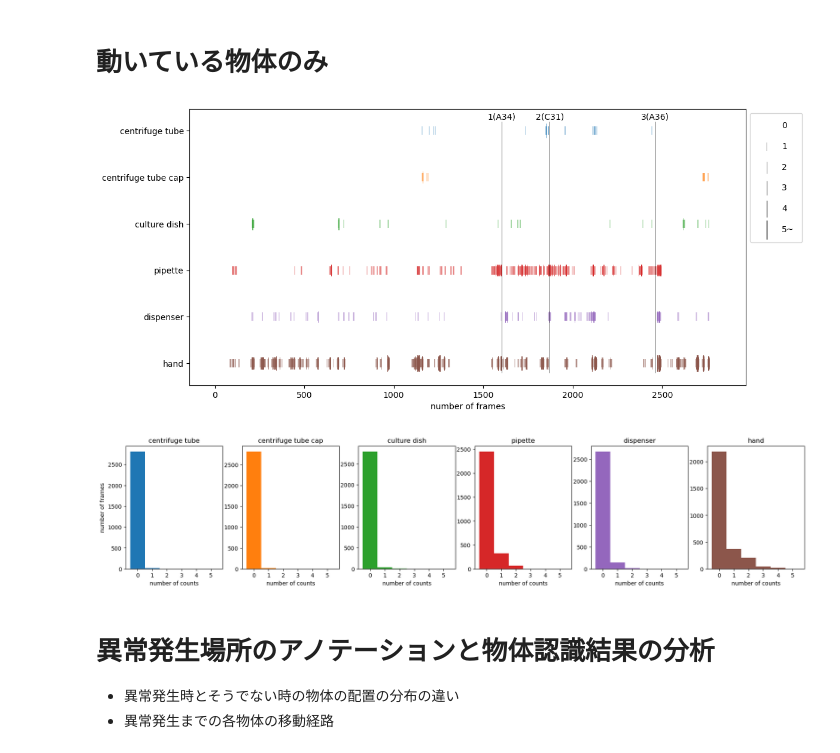
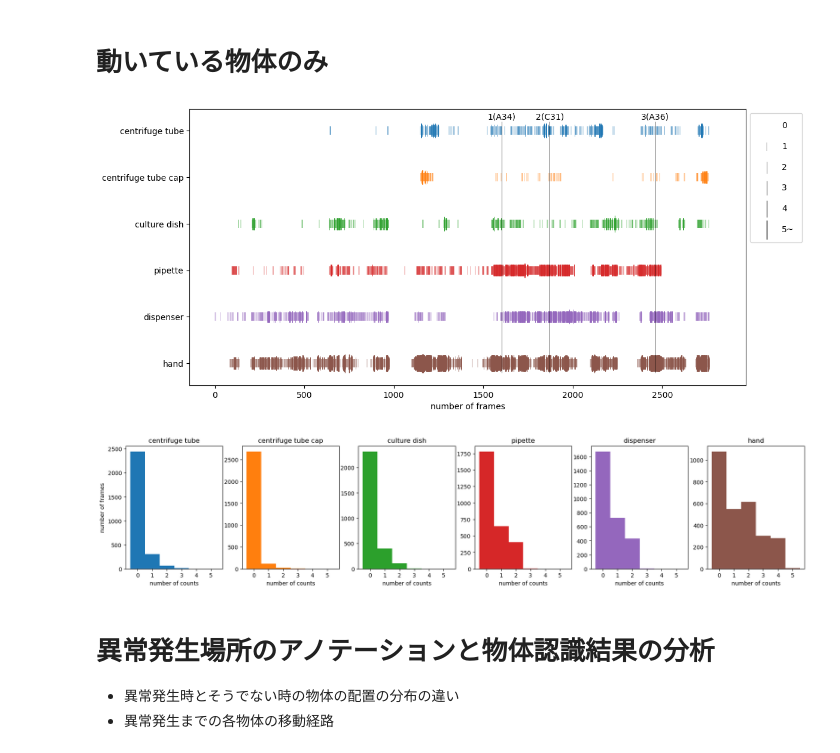
Before and after one commit to kojikojiprg/labvideo, a Jupyter notebook: notebooks/object_detection_analysis.ipynb, the cells around one changed output. Cells and saved outputs as stored; diff of their text form; code cells hidden in the pictures.

```diff
--- a/notebooks/object_detection_analysis.ipynb
+++ b/notebooks/object_detection_analysis.ipynb
@@ -28,10 +28,12 @@ classes
  '5': 'hand'}
 # %%
 video_name = "Failures10"
-th_move = 4.55
+# th_move = 4.55
+th_move = 1.0
+
 ann_data = np.loadtxt(f"out/{video_name}/{video_name}_ann.tsv", skiprows=1, dtype=str)
 yolo_preds = np.loadtxt(
-    f"out/{video_name}/{video_name}_det_finetuned_thmove{th_move}.tsv",
+    f"out/{video_name}/{video_name}_det_finetuned_thmove{th_move:.2f}.tsv",
     skiprows=1,
     dtype=float,
 )
@@ -150,7 +152,11 @@ for i, label in enumerate(labels):
     c = cmap(i)
 
     axs[i].hist(
-        counts_hist, bins=max_n_counts + 1, range=(0, max_n_counts + 1), color=c, label=label
+        counts_hist,
+        bins=max_n_counts + 1,
+        range=(0, max_n_counts + 1),
+        color=c,
+        label=label,
     )
     axs[i].set_xlabel("number of counts")
     axs[i].set_xticks(
@@ -211,31 +217,35 @@ ax.legend(
 
 plt.show()
 # %% [output]
-[figure, old version]
+[figure, new version]
 # %%
 # TODO　物体ごとに動いているかどうかのヒストグラム
 # max_n_counts = 0
 # for counts in counts_dict_move.values():
 #     if np.max(counts) > max_n_counts:
 #         max_n_counts = np.max(counts)
 # print("max_n_counts", max_n_counts)
 
 fig, axs = plt.subplots(1, len(labels), figsize=(22, 4))
 for i, label in enumerate(labels):
     counts_hist = np.array(counts_dict_move[i])
     counts_hist[counts_hist > max_n_counts] = max_n_counts
 
     c = cmap(i)
 
     axs[i].hist(
-        counts_hist, bins=max_n_counts + 1, range=(0, max_n_counts + 1), color=c, label=label
+        counts_hist,
+        bins=max_n_counts + 1,
+        range=(0, max_n_counts + 1),
+        color=c,
+        label=label,
     )
     axs[i].set_xlabel("number of counts")
     axs[i].set_xticks(
         [0.5 + i for i in range(max_n_counts + 1)], list(range(max_n_counts + 1))
     )
     axs[i].set_title(label)
 axs[0].set_ylabel("number of frames")
 plt.show()
 # %% [output]
-[figure, old version]
+[figure, new version]
```
Also changed, not shown: parts of 1 cell of this notebook, 3 other files.
